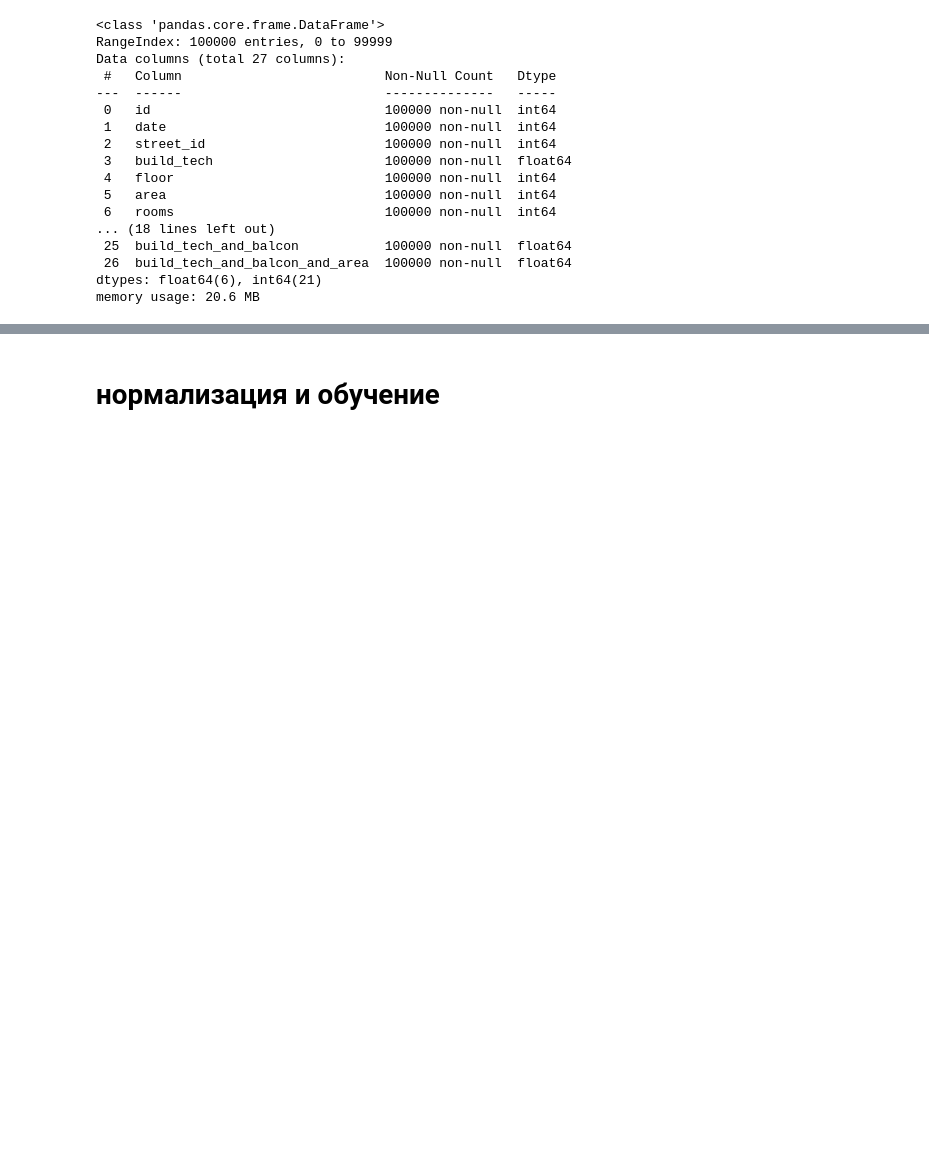
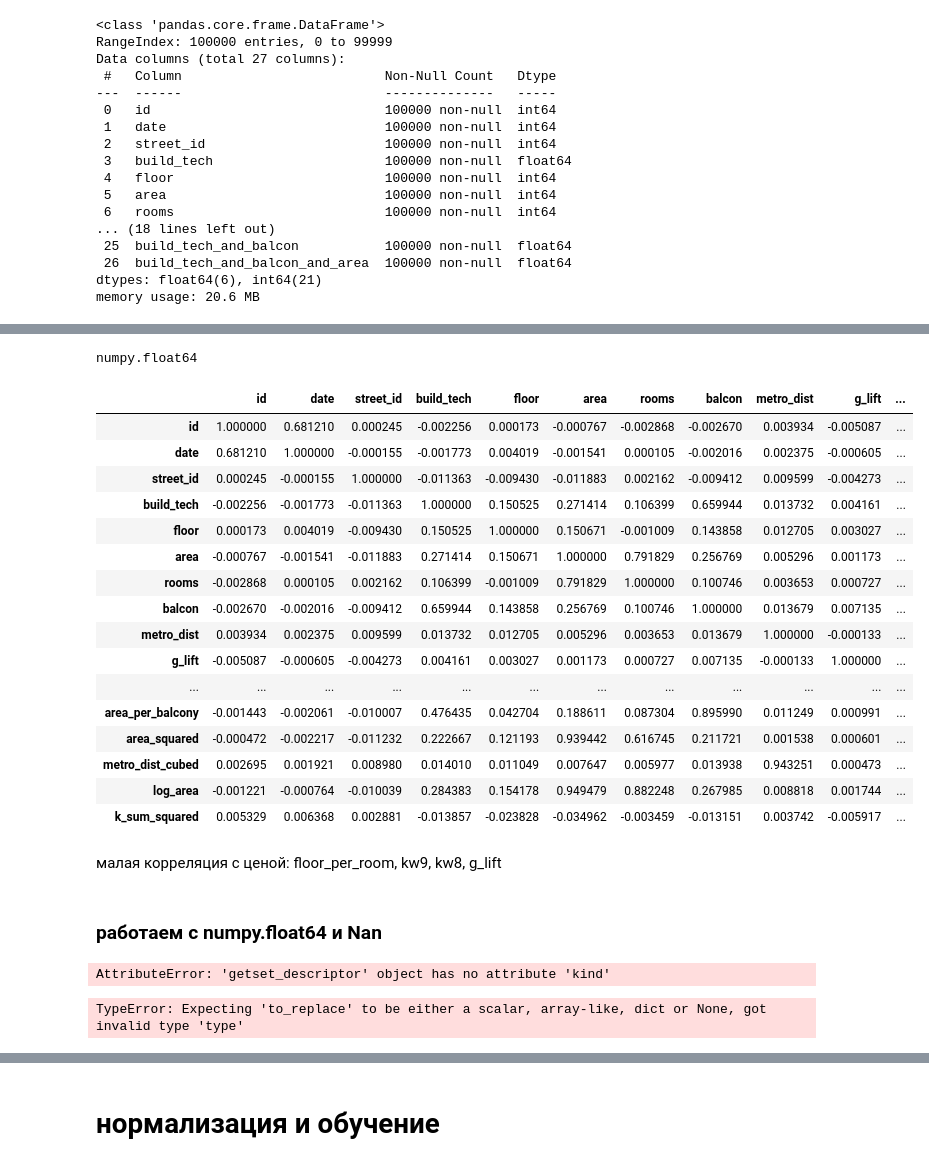
Before and after one commit to ark2016/Technopark-VK-ML-cost-prediction, a Jupyter notebook: first_try_removed.ipynb, the cells around one changed output, grey strips where cells are left out. Drawn from its saved outputs; the diff is of its cells as text; code cells hidden in the pictures; blank space fills up the shorter version.

```diff
--- a/first_try_removed.ipynb
+++ b/first_try_removed.ipynb
@@ -391,0 +589,3 @@ memory usage: 20.6 MB
+# %%
+train['area_bins'] = pd.cut(train['area'], bins=[0, 30, 50, 60, 85, np.inf], labels=['S', 'M', 'L', 'XL', 'XXL'])
+train.info()
@@ -391,0 +631,4 @@ memory usage: 20.6 MB
+# %%
+train["k_sum_squared"] = (train["kw1"] + train["kw2"] + train["kw3"] + train["kw4"] + train["kw5"] + train["kw6"] + train["kw7"]
++ train["kw8"] + train["kw9"] + train["kw10"] + train["kw11"] + train["kw12"] + train["kw13"])**2
+train.info()
@@ -391,0 +688,33 @@ memory usage: 20.6 MB
+# %%
+type(train["area_per_balcony"][0])
+# %% [output]
+numpy.float64
+# %%
+corr = train.corr()
+corr.style.background_gradient(cmap='coolwarm')
+# %% [output]
+|  | id | date | street_id | build_tech | floor | area | rooms | balcon | metro_dist | g_lift | ... |
+| id | 1.000000 | 0.681210 | 0.000245 | -0.002256 | 0.000173 | -0.000767 | -0.002868 | -0.002670 | 0.003934 | -0.005087 | ... |
+| date | 0.681210 | 1.000000 | -0.000155 | -0.001773 | 0.004019 | -0.001541 | 0.000105 | -0.002016 | 0.002375 | -0.000605 | ... |
+| street_id | 0.000245 | -0.000155 | 1.000000 | -0.011363 | -0.009430 | -0.011883 | 0.002162 | -0.009412 | 0.009599 | -0.004273 | ... |
+| build_tech | -0.002256 | -0.001773 | -0.011363 | 1.000000 | 0.150525 | 0.271414 | 0.106399 | 0.659944 | 0.013732 | 0.004161 | ... |
+| floor | 0.000173 | 0.004019 | -0.009430 | 0.150525 | 1.000000 | 0.150671 | -0.001009 | 0.143858 | 0.012705 | 0.003027 | ... |
+| area | -0.000767 | -0.001541 | -0.011883 | 0.271414 | 0.150671 | 1.000000 | 0.791829 | 0.256769 | 0.005296 | 0.001173 | ... |
+| rooms | -0.002868 | 0.000105 | 0.002162 | 0.106399 | -0.001009 | 0.791829 | 1.000000 | 0.100746 | 0.003653 | 0.000727 | ... |
+| balcon | -0.002670 | -0.002016 | -0.009412 | 0.659944 | 0.143858 | 0.256769 | 0.100746 | 1.000000 | 0.013679 | 0.007135 | ... |
+| metro_dist | 0.003934 | 0.002375 | 0.009599 | 0.013732 | 0.012705 | 0.005296 | 0.003653 | 0.013679 | 1.000000 | -0.000133 | ... |
+| g_lift | -0.005087 | -0.000605 | -0.004273 | 0.004161 | 0.003027 | 0.001173 | 0.000727 | 0.007135 | -0.000133 | 1.000000 | ... |
+| ... | ... | ... | ... | ... | ... | ... | ... | ... | ... | ... | ... |
+| area_per_balcony | -0.001443 | -0.002061 | -0.010007 | 0.476435 | 0.042704 | 0.188611 | 0.087304 | 0.895990 | 0.011249 | 0.000991 | ... |
+| area_squared | -0.000472 | -0.002217 | -0.011232 | 0.222667 | 0.121193 | 0.939442 | 0.616745 | 0.211721 | 0.001538 | 0.000601 | ... |
+| metro_dist_cubed | 0.002695 | 0.001921 | 0.008980 | 0.014010 | 0.011049 | 0.007647 | 0.005977 | 0.013938 | 0.943251 | 0.000473 | ... |
+| log_area | -0.001221 | -0.000764 | -0.010039 | 0.284383 | 0.154178 | 0.949479 | 0.882248 | 0.267985 | 0.008818 | 0.001744 | ... |
+| k_sum_squared | 0.005329 | 0.006368 | 0.002881 | -0.013857 | -0.023828 | -0.034962 | -0.003459 | -0.013151 | 0.003742 | -0.005917 | ... |
+# %% [markdown]
+малая корреляция с ценой: floor_per_room, kw9, kw8, g_lift
+# %% [markdown]
+### работаем с  numpy.float64 и Nan
+# %%
+train.replace([np.float64], -1, inplace=True)
+# %% [output]
+AttributeError: 'getset_descriptor' object has no attribute 'kind'
@@ -391,0 +723,4 @@ memory usage: 20.6 MB
+# %%
+train.replace(np.float64, -1, inplace=True)
+# %% [output]
+TypeError: Expecting 'to_replace' to be either a scalar, array-like, dict or None, got invalid type 'type'
```
Also changed, not shown: parts of 64 cells of this notebook.
